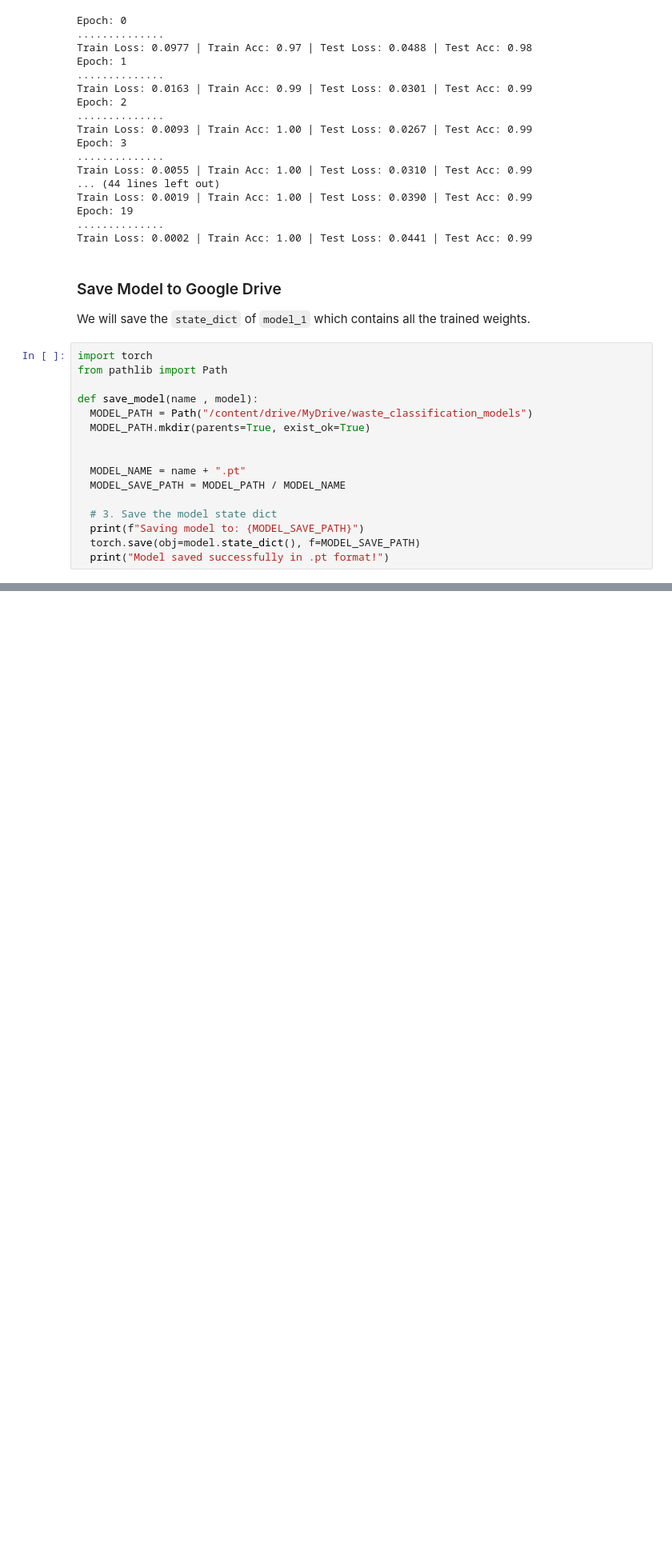
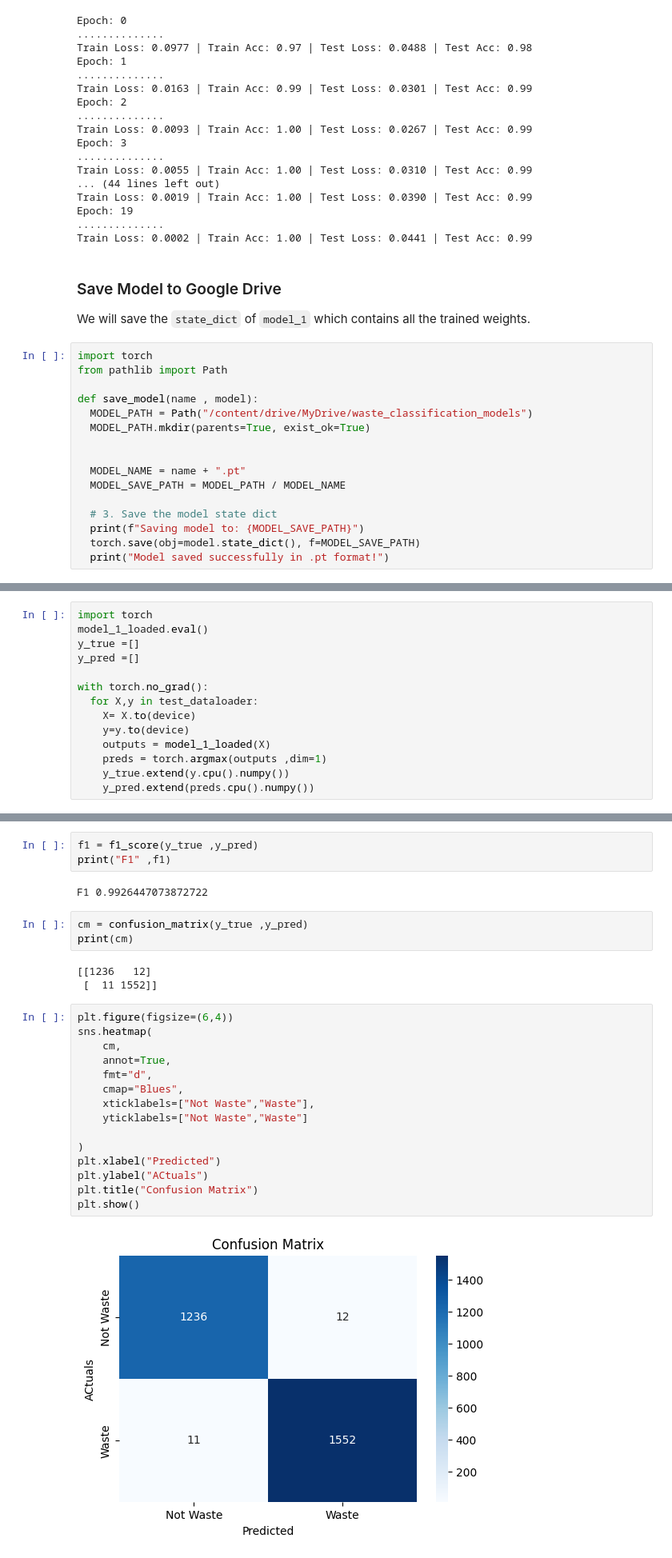
Before and after one commit to Imran1hp/Waste-Cassification, a Jupyter notebook: Waste_classification.ipynb, the cells around one changed output, grey strips where cells are left out. Shown at 80% size. Saved outputs shown, nothing was run; the diff lists cells and outputs as text; blank space fills up the shorter version.

Commit message:
Evaluate the model with different evaluation matrix

```diff
--- a/Waste_classification.ipynb
+++ b/Waste_classification.ipynb
@@ -639,0 +674,14 @@ Model saved successfully in .pt format!
+# %%
+import torch
+model_1_loaded.eval()
+y_true =[]
+y_pred =[]
+
+with torch.no_grad():
+  for X,y in test_dataloader:
+    X= X.to(device)
+    y=y.to(device)
+    outputs = model_1_loaded(X)
+    preds = torch.argmax(outputs ,dim=1)
+    y_true.extend(y.cpu().numpy())
+    y_pred.extend(preds.cpu().numpy())
@@ -639,0 +703,28 @@ Model saved successfully in .pt format!
+# %%
+f1 = f1_score(y_true ,y_pred)
+print("F1" ,f1)
+# %% [output]
+F1 0.9926447073872722
+# %%
+cm = confusion_matrix(y_true ,y_pred)
+print(cm)
+# %% [output]
+[[1236   12]
+ [  11 1552]]
+# %%
+plt.figure(figsize=(6,4))
+sns.heatmap(
+    cm,
+    annot=True,
+    fmt="d",
+    cmap="Blues",
+    xticklabels=["Not Waste","Waste"],
+    yticklabels=["Not Waste","Waste"]
+
+)
+plt.xlabel("Predicted")
+plt.ylabel("ACtuals")
+plt.title("Confusion Matrix")
+plt.show()
+# %% [output]
+[figure, added]
```
Also changed, not shown: parts of 21 cells of this notebook.
